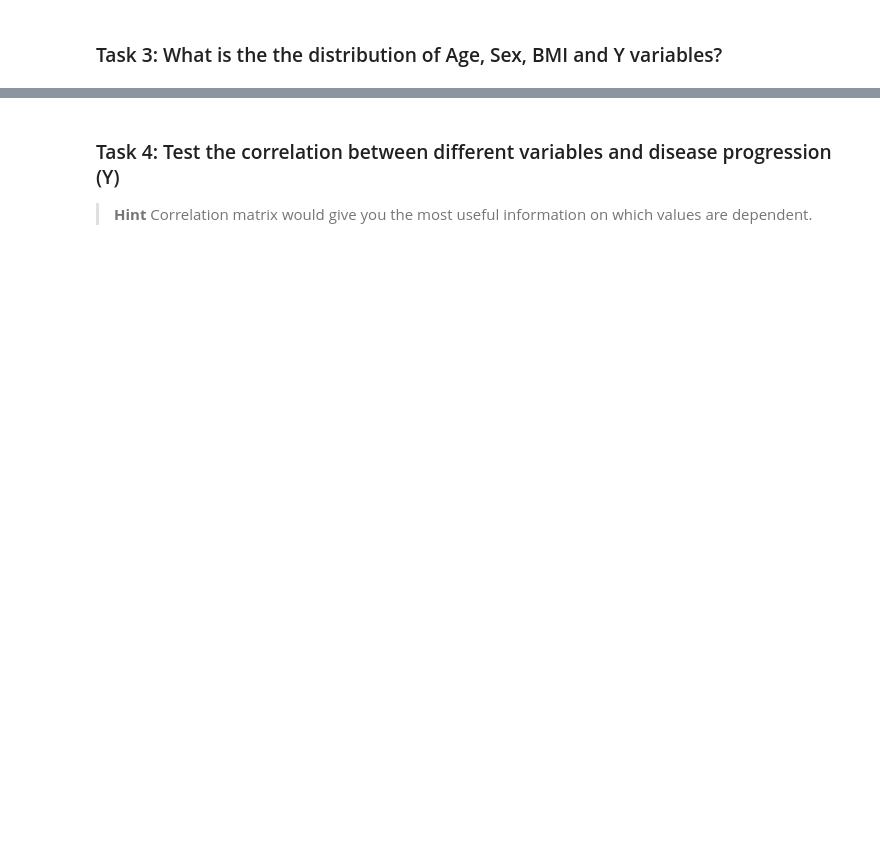
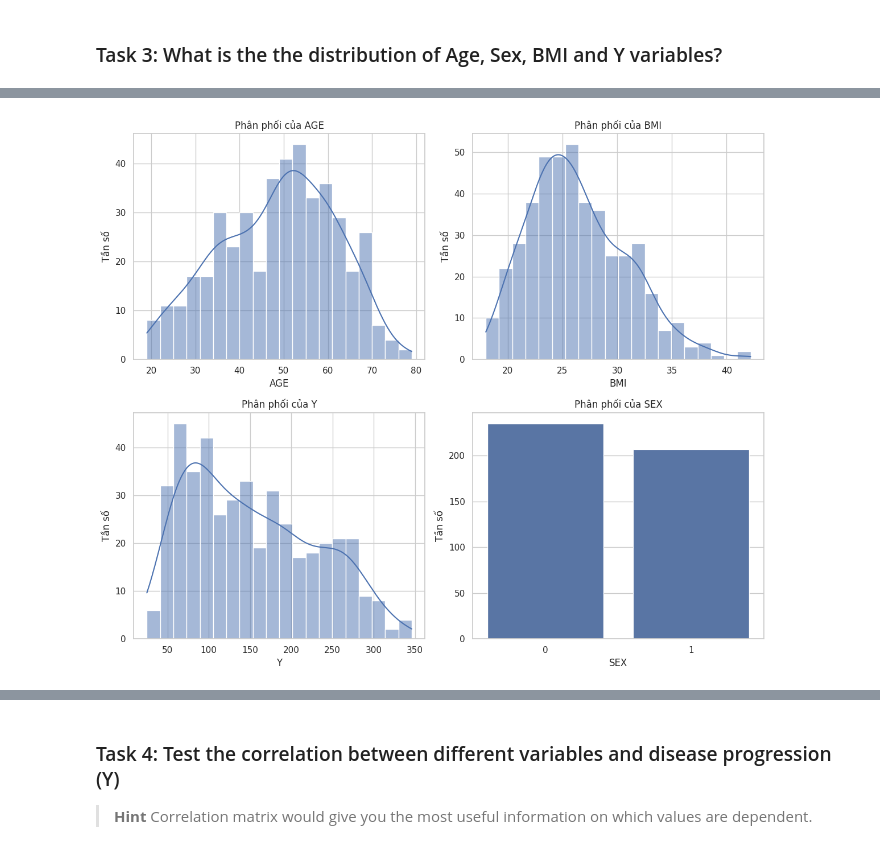
Before and after one commit to hoanglong8/Microsoft-DS-for-beginners, a Jupyter notebook: 1-Introduction/04-stats-and-probability/translations/01.04.assignment.vn.ipynb, the cells around one changed output, grey strips where cells are left out. Cells and saved outputs as stored; diff of their text form; code cells hidden in the pictures; blank space fills up the shorter version.

```diff
--- a/1-Introduction/04-stats-and-probability/translations/01.04.assignment.vn.ipynb
+++ b/1-Introduction/04-stats-and-probability/translations/01.04.assignment.vn.ipynb
@@ -126,0 +155,44 @@ plt.show()
+# %%
+import seaborn as sns
+import matplotlib.pyplot as plt
+
+# Thiết lập kiểu dáng cho biểu đồ
+sns.set(style="whitegrid")
+
+# Vẽ biểu đồ phân phối cho biến AGE
+plt.figure(figsize=(12, 10))
+
+plt.subplot(2, 2, 1)
+sns.histplot(df['AGE'], kde=True, bins=20)
+plt.title('Phân phối của AGE')
+plt.xlabel('AGE')
+plt.ylabel('Tần số')
+
+# Vẽ biểu đồ phân phối cho biến BMI
+plt.subplot(2, 2, 2)
+sns.histplot(df['BMI'], kde=True, bins=20)
+plt.title('Phân phối của BMI')
+plt.xlabel('BMI')
+plt.ylabel('Tần số')
+
+# Vẽ biểu đồ phân phối cho biến Y
+plt.subplot(2, 2, 3)
+sns.histplot(df['Y'], kde=True, bins=20)
+plt.title('Phân phối của Y')
+plt.xlabel('Y')
+plt.ylabel('Tần số')
+
+# Vẽ biểu đồ tần số cho biến SEX
+plt.subplot(2, 2, 4)
+sns.countplot(x='SEX', data=df)
+plt.title('Phân phối của SEX')
+plt.xlabel('SEX')
+plt.ylabel('Tần số')
+
+# Điều chỉnh khoảng cách giữa các biểu đồ
+plt.tight_layout()
+
+# Hiển thị biểu đồ
+plt.show()
+# %% [output]
+[figure, added]
```
Also changed, not shown: parts of 8 cells of this notebook.
